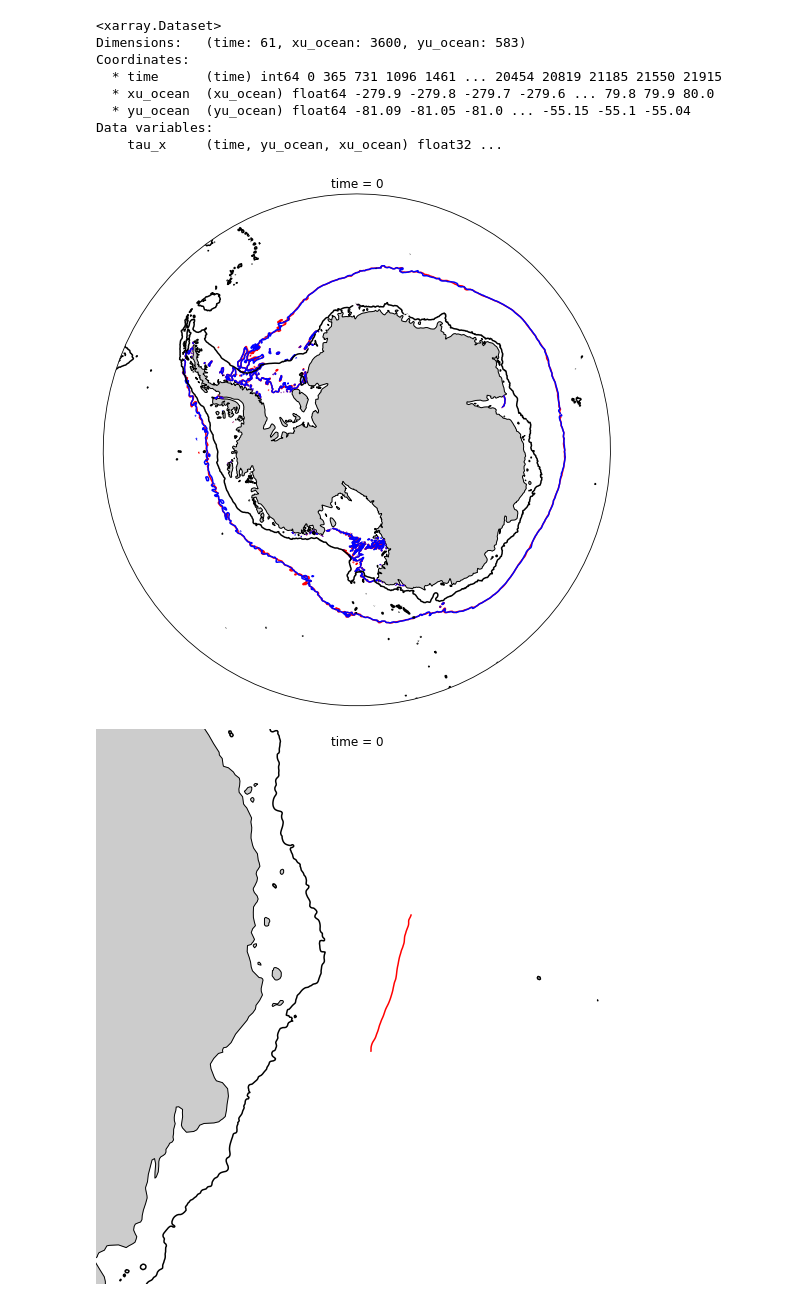
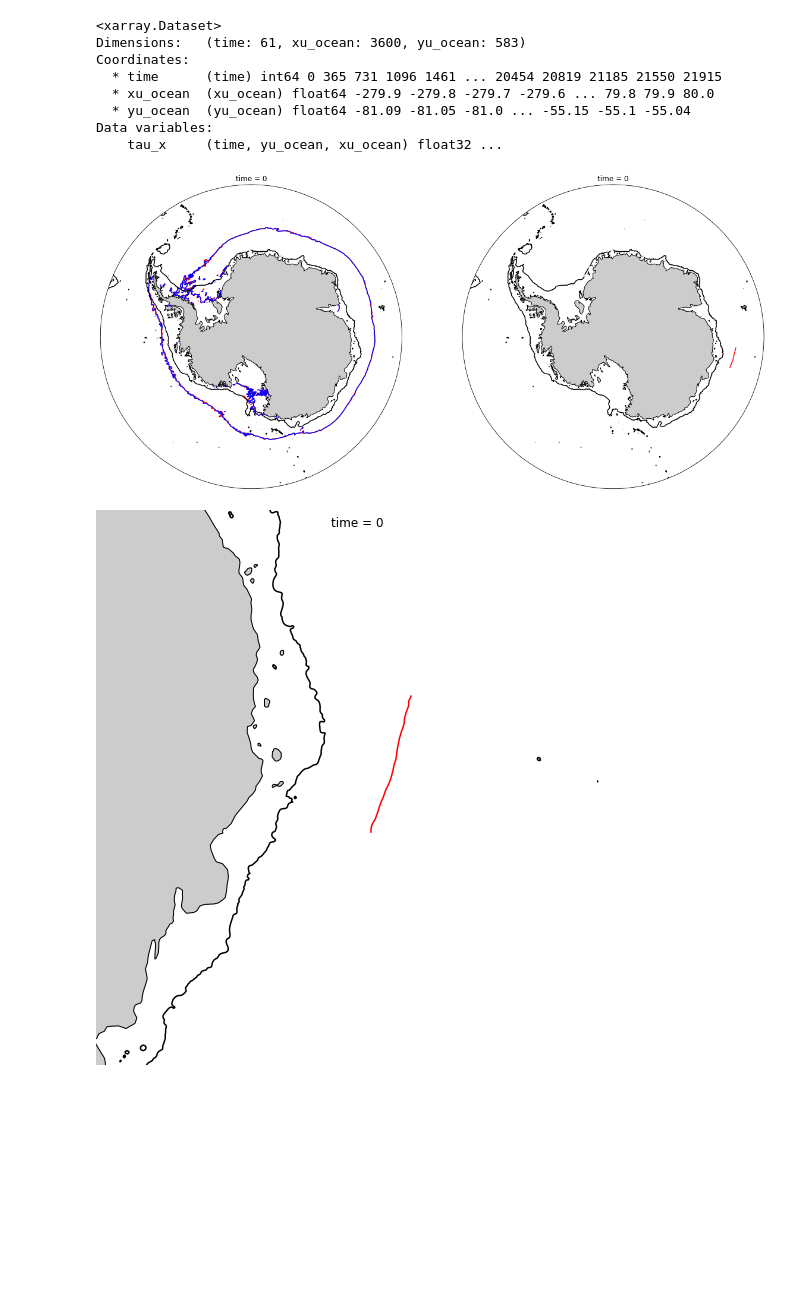
Before and after one commit to PaulSpence/Denman2024Voyage, a Jupyter notebook: notebooks/taux0pos.ipynb, the cells around one changed output. Saved outputs shown, nothing was run; the diff lists cells and outputs as text; code cells hidden in the pictures; blank space fills up the shorter version.

```diff
--- a/notebooks/taux0pos.ipynb
+++ b/notebooks/taux0pos.ipynb
@@ -133,34 +133,64 @@ ax.set_extent([-280, 80, -80, -55], crs=ccrs.PlateCarree())
 ax.add_feature(land_50m, color=[0.8, 0.8, 0.8])
 ax.coastlines(resolution='50m')
 
 # Compute a circle in axes coordinates, which we can use as a boundary
 # for the map. We can pan/zoom as much as we like - the boundary will be
 # permanently circular.
 theta = np.linspace(0, 2*np.pi, 100)
 center, radius = [0.5, 0.5], 0.5
 verts = np.vstack([np.sin(theta), np.cos(theta)]).T
 circle = mpath.Path(verts * radius + center)
 ax.set_boundary(circle, transform=ax.transAxes)
 # isel(st_ocean=(37))
 
 #p1 = ltm_temp1.ltm_temp1.sel(st_ocean=(400),method='nearest').plot.pcolormesh(x='xt_ocean', y='yt_ocean', vmin=271, vmax=278, add_colorbar=False, cmap=plt.cm.seismic, extend='both', transform=ccrs.PlateCarree())
 p1 = tx1.tau_x[0].plot.contour(ax=ax,
                        x='xu_ocean', y='yu_ocean', levels=[0], colors='r',linewidth=1,
                        transform=ccrs.PlateCarree())
 p2 = tx2.tau_x[0].plot.contour(ax=ax,
                        x='xu_ocean', y='yu_ocean', levels=[0], colors='b',linewidth=1,
                        transform=ccrs.PlateCarree())
 p3 = ht.plot.contour(ax=ax,
                        x='xt_ocean', y='yt_ocean', levels=[1000], colors='k',linewidth=1,
 #                       x='xt_ocean', y='yt_ocean', levels=2, vmin=999, vmax=1002, colors='k',linewidth=1,
                        transform=ccrs.PlateCarree())
 
 a=(tx1.tau_x + tx2.tau_x)/2
 p1a = a[0].sel(yu_ocean=slice(-90,-62)).sel(xu_ocean=slice(-265,-255)).plot.contour(ax=ax,
                        x='xu_ocean', y='yu_ocean', levels=[0], colors='g',linewidth=1,
                        transform=ccrs.PlateCarree())
+
+
+ax = plt.subplot(1, 2, 2, projection=projection)
+
+ax.set_extent([-280, 80, -80, -55], crs=ccrs.PlateCarree())
+ax.add_feature(land_50m, color=[0.8, 0.8, 0.8])
+ax.coastlines(resolution='50m')
+
+# Compute a circle in axes coordinates, which we can use as a boundary
+# for the map. We can pan/zoom as much as we like - the boundary will be
+# permanently circular.
+theta = np.linspace(0, 2*np.pi, 100)
+center, radius = [0.5, 0.5], 0.5
+verts = np.vstack([np.sin(theta), np.cos(theta)]).T
+circle = mpath.Path(verts * radius + center)
+ax.set_boundary(circle, transform=ax.transAxes)
+# isel(st_ocean=(37))
+
+p3 = ht.plot.contour(ax=ax,
+                       x='xt_ocean', y='yt_ocean', levels=[1000], colors='k',linewidth=1,
+#                       x='xt_ocean', y='yt_ocean', levels=2, vmin=999, vmax=1002, colors='k',linewidth=1,
+                       transform=ccrs.PlateCarree())
+
+a=(tx1.tau_x + tx2.tau_x)/2
+p1c = a[0].sel(yu_ocean=slice(-90,-60)).sel(xu_ocean=slice(-265,-255)).plot.contour(ax=ax,
+                       x='xu_ocean', y='yu_ocean', levels=[0], colors='r',linewidth=1,
+                       transform=ccrs.PlateCarree())
+#ax_cb = plt.axes([0.92, 0.25, 0.015, 0.5])
+#cb = plt.colorbar(p1,cax=ax_cb, orientation='vertical', extend='both')
+#cb.ax.set_xlabel('°C');
 # %% [output]
-[figure, old version]
+[figure, new version]
 # %%
 projection=ccrs.SouthPolarStereo()
 
```
Also changed, not shown: parts of 7 cells of this notebook, 4 other files.
